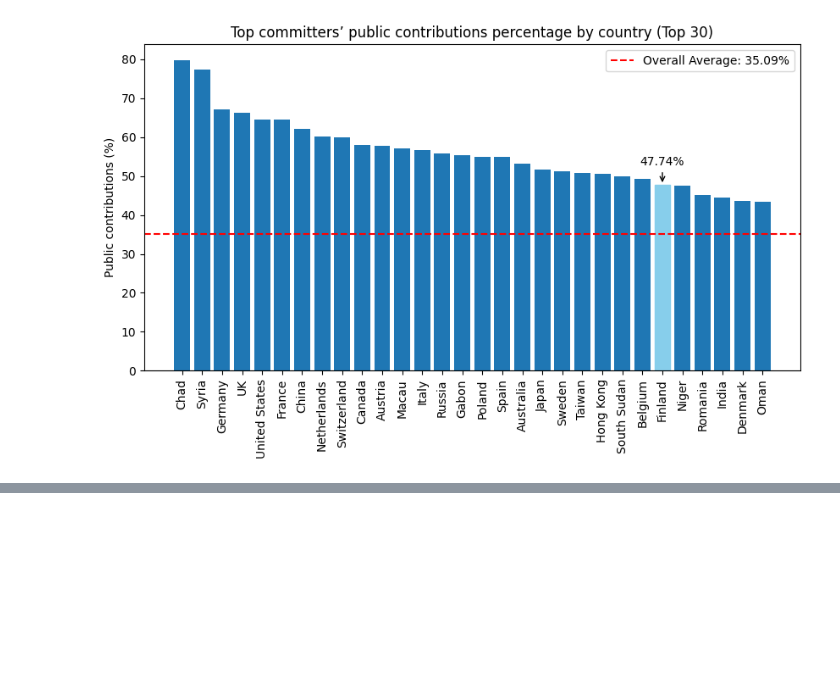
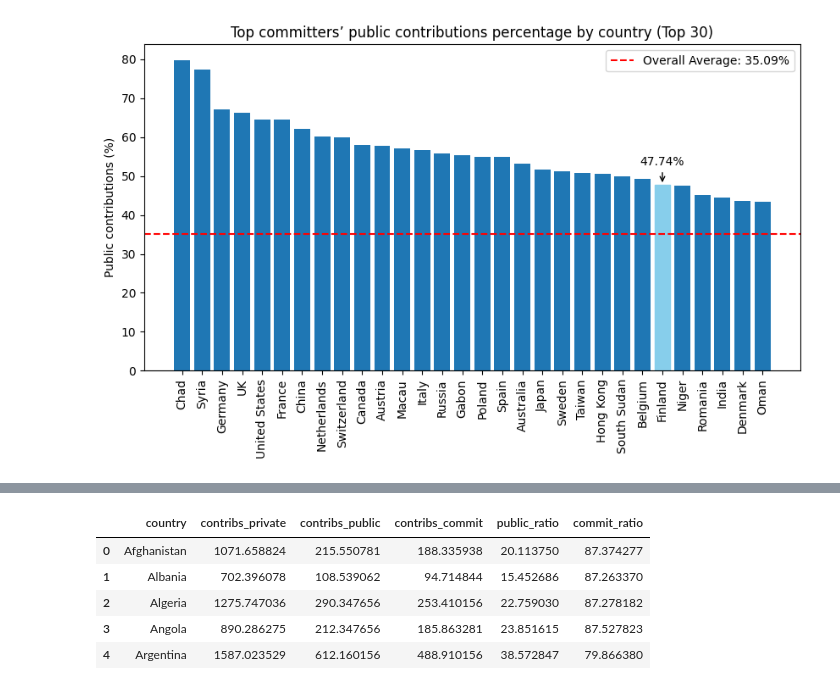
Before and after one commit to danielxfeng/committers-top-stats, a Jupyter notebook: stat.ipynb, the cells around one changed output, grey strips where cells are left out. Saved outputs shown, nothing was run; the diff lists cells and outputs as text; code cells hidden in the pictures; blank space fills up the shorter version.

```diff
--- a/stat.ipynb
+++ b/stat.ipynb
@@ -229,0 +283,40 @@ Text(0.5, 1.0, 'Top committers’ public contributions percentage by country (To
+# %%
+# K-means cluster
+from sklearn.cluster import KMeans
+
+avg_committer_by_country = (
+    filtered[filtered["rank_type"] == "private"]
+    .groupby("country", as_index=False)["contribs"]
+    .mean()
+)
+
+avg_public_contributor_by_country = (
+    filtered[filtered["rank_type"] == "public"]
+    .groupby("country", as_index=False)["contribs"]
+    .mean()
+)
+
+avg_all_contributor_by_country = (
+    filtered[filtered["rank_type"] == "commit"]
+    .groupby("country", as_index=False)["contribs"]
+    .mean()
+)
+
+merged = avg_committer_by_country.merge(
+    avg_public_contributor_by_country, on="country", suffixes=("_private", "_public")
+).merge(avg_all_contributor_by_country, on="country")
+merged.rename(columns={"contribs": "contribs_commit"}, inplace=True)
+merged["public_ratio"] = (
+    merged["contribs_public"] / merged["contribs_private"] * 100
+)
+merged["commit_ratio"] = (
+    merged["contribs_commit"] / merged["contribs_public"] * 100
+)
+merged.head()
+# %% [output]
+|  | country | contribs_private | contribs_public | contribs_commit | public_ratio | commit_ratio |
+| 0 | Afghanistan | 1071.658824 | 215.550781 | 188.335938 | 20.113750 | 87.374277 |
+| 1 | Albania | 702.396078 | 108.539062 | 94.714844 | 15.452686 | 87.263370 |
+| 2 | Algeria | 1275.747036 | 290.347656 | 253.410156 | 22.759030 | 87.278182 |
+| 3 | Angola | 890.286275 | 212.347656 | 185.863281 | 23.851615 | 87.527823 |
+| 4 | Argentina | 1587.023529 | 612.160156 | 488.910156 | 38.572847 | 79.866380 |
```
Also changed, not shown: parts of 7 cells of this notebook.
